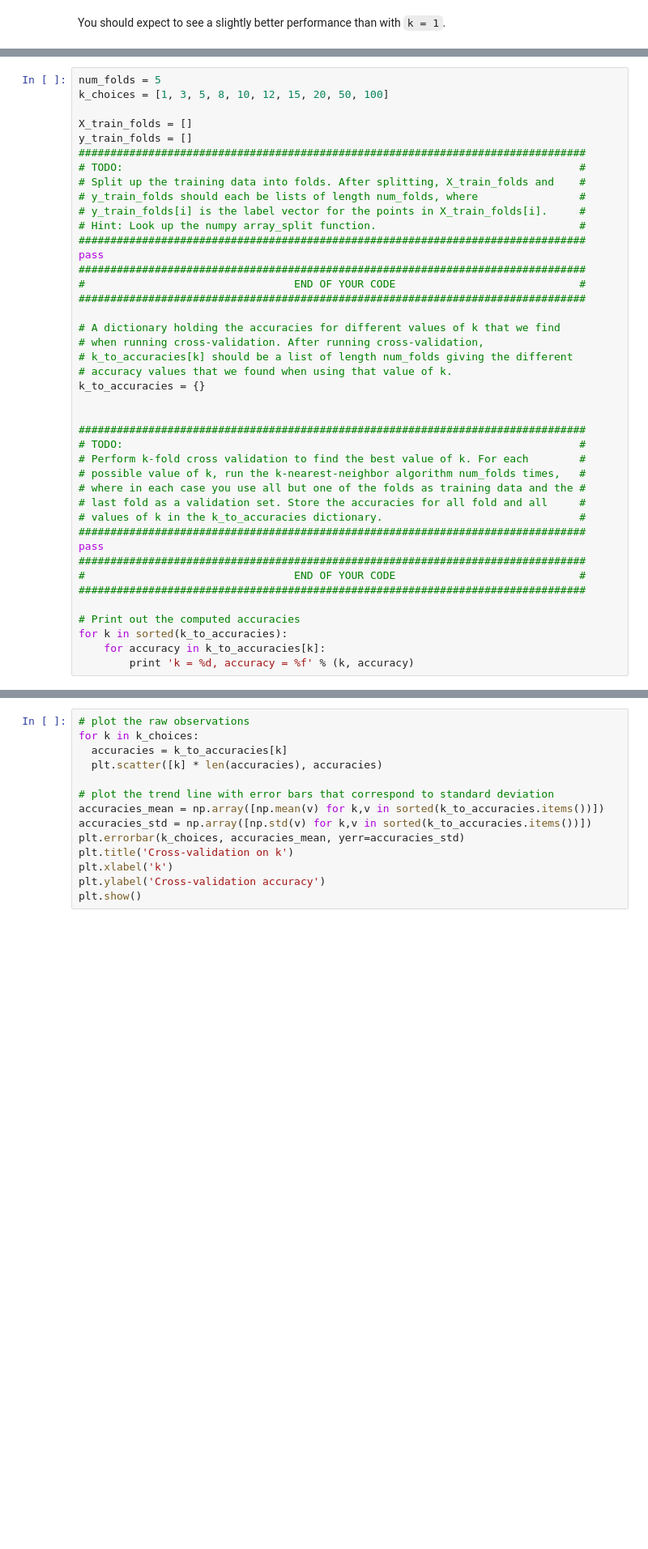
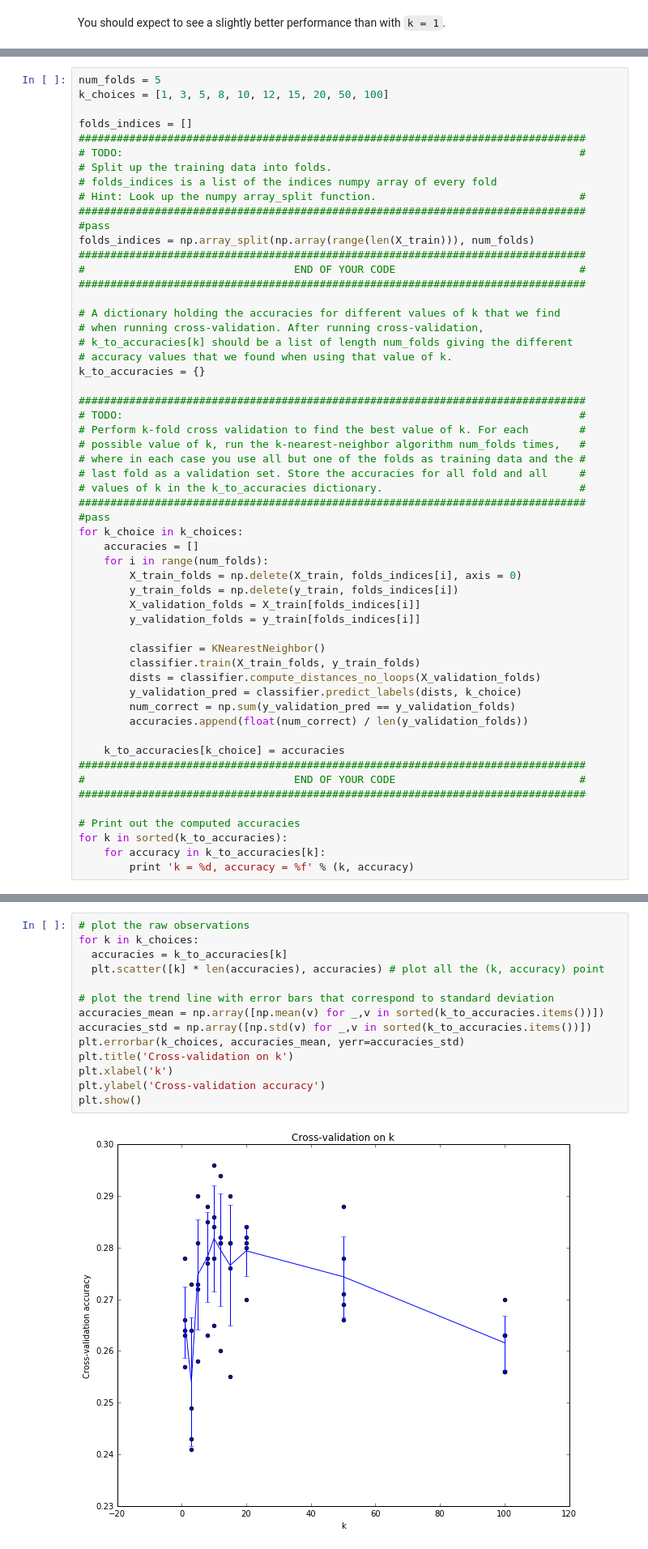
Before and after one commit to yangp725/cs231n, a Jupyter notebook: assignment/assignment1/knn.ipynb, the cells around one changed output, grey strips where cells are left out. Shown: that part at 81% size. Cells and saved outputs as stored; diff of their text form; blank space fills up the shorter version.

```diff
--- a/assignment/assignment1/knn.ipynb
+++ b/assignment/assignment1/knn.ipynb
@@ -199,16 +236,15 @@ We have implemented the k-Nearest Neighbor classifier but we set the value k = 5
 num_folds = 5
 k_choices = [1, 3, 5, 8, 10, 12, 15, 20, 50, 100]
 
-X_train_folds = []
-y_train_folds = []
+folds_indices = []
 ################################################################################
 # TODO:                                                                        #
-# Split up the training data into folds. After splitting, X_train_folds and    #
-# y_train_folds should each be lists of length num_folds, where                #
-# y_train_folds[i] is the label vector for the points in X_train_folds[i].     #
+# Split up the training data into folds.
+# folds_indices is a list of the indices numpy array of every fold
 # Hint: Look up the numpy array_split function.                                #
 ################################################################################
-pass
+#pass
+folds_indices = np.array_split(np.array(range(len(X_train))), num_folds)
 ################################################################################
 #                                 END OF YOUR CODE                             #
 ################################################################################
@@ -219,7 +255,6 @@ pass
 # accuracy values that we found when using that value of k.
 k_to_accuracies = {}
 
-
 ################################################################################
 # TODO:                                                                        #
 # Perform k-fold cross validation to find the best value of k. For each        #
@@ -228,7 +263,23 @@ k_to_accuracies = {}
 # last fold as a validation set. Store the accuracies for all fold and all     #
 # values of k in the k_to_accuracies dictionary.                               #
 ################################################################################
-pass
+#pass
+for k_choice in k_choices:
+    accuracies = []
+    for i in range(num_folds):
+        X_train_folds = np.delete(X_train, folds_indices[i], axis = 0)
+        y_train_folds = np.delete(y_train, folds_indices[i])
+        X_validation_folds = X_train[folds_indices[i]]
+        y_validation_folds = y_train[folds_indices[i]]
+
+        classifier = KNearestNeighbor()
+        classifier.train(X_train_folds, y_train_folds)
+        dists = classifier.compute_distances_no_loops(X_validation_folds)
+        y_validation_pred = classifier.predict_labels(dists, k_choice)
+        num_correct = np.sum(y_validation_pred == y_validation_folds)
+        accuracies.append(float(num_correct) / len(y_validation_folds))
+
+    k_to_accuracies[k_choice] = accuracies
 ################################################################################
 #                                 END OF YOUR CODE                             #
 ################################################################################
@@ -240,17 +309,19 @@ for k in sorted(k_to_accuracies):
 # %%
 # plot the raw observations
 for k in k_choices:
   accuracies = k_to_accuracies[k]
-  plt.scatter([k] * len(accuracies), accuracies)
+  plt.scatter([k] * len(accuracies), accuracies) # plot all the (k, accuracy) point
 
 # plot the trend line with error bars that correspond to standard deviation
-accuracies_mean = np.array([np.mean(v) for k,v in sorted(k_to_accuracies.items())])
-accuracies_std = np.array([np.std(v) for k,v in sorted(k_to_accuracies.items())])
+accuracies_mean = np.array([np.mean(v) for _,v in sorted(k_to_accuracies.items())])
+accuracies_std = np.array([np.std(v) for _,v in sorted(k_to_accuracies.items())])
 plt.errorbar(k_choices, accuracies_mean, yerr=accuracies_std)
 plt.title('Cross-validation on k')
 plt.xlabel('k')
 plt.ylabel('Cross-validation accuracy')
 plt.show()
+# %% [output]
+[figure, added]
 # %%
 # Based on the cross-validation results above, choose the best value for k,
 # retrain the classifier using all the training data, and test it on the test
```
Also changed, not shown: parts of 16 cells of this notebook, 2 other files.
